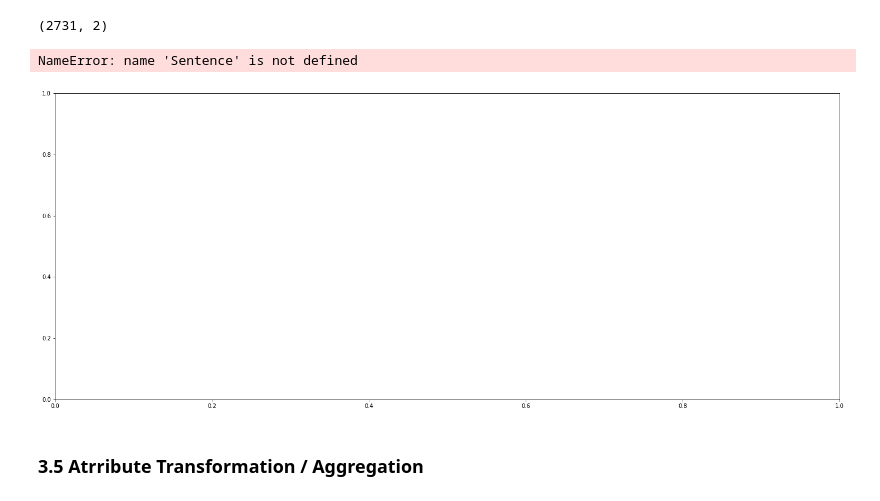
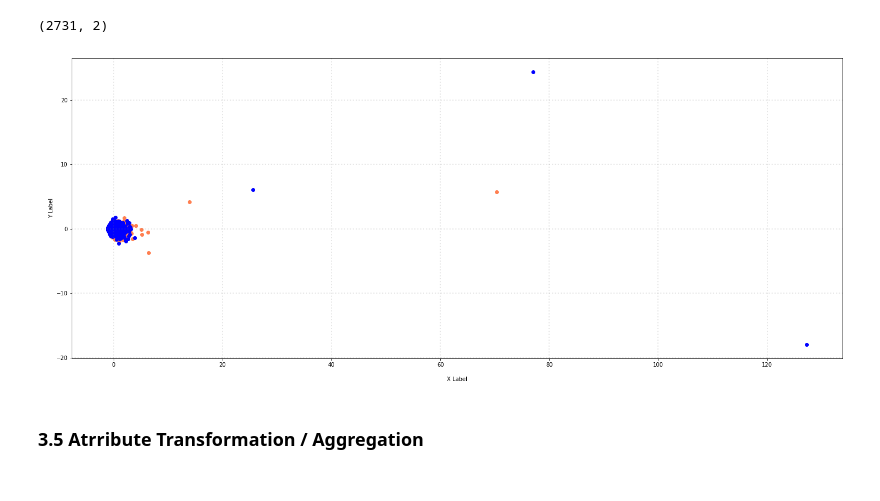
Before and after one commit to mon826/DM19-Lab1-Homework1, a Jupyter notebook: DM19-Lab1-Homework Dataset_PattamonR-Edit-use this file2.ipynb, the cells around one changed output. Cells and saved outputs as stored; diff of their text form; code cells hidden in the pictures.

```diff
--- a/DM19-Lab1-Homework Dataset_PattamonR-Edit-use this file2.ipynb
+++ b/DM19-Lab1-Homework Dataset_PattamonR-Edit-use this file2.ipynb
@@ -618,26 +618,26 @@ X_reduced.shape
 (2731, 2)
 # %%
 col = ['coral', 'blue', 'black', 'm']
+Score = [1,0]
 
 # plot
 fig = plt.figure(figsize = (25,10))
 ax = fig.subplots()
 
-for c, category in zip(col, Sentence):
+for c, category in zip(col, Score):
 
-    xs = X_reduced_reduced[X['Sentence'] == Score].T[0]
-    ys = X_reduced_reduced[X['Sentence'] == Score].T[1]
+    xs = X_reduced[total1['Score'] == category].T[0]
+    ys = X_reduced[total1['Score'] == category].T[1]
 
     ax.scatter(xs, ys, c = c, marker='o')
 
 ax.grid(color='gray', linestyle=':', linewidth=2, alpha=0.2)
 ax.set_xlabel('\nX Label')
 ax.set_ylabel('\nY Label')
 
 plt.show()
 # %% [output]
-NameError: name 'Sentence' is not defined
-[figure, old version]
+[figure, new version]
 # %% [markdown]
 ### 3.5 Atrribute Transformation / Aggregation
 # %%
```
Also changed, not shown: parts of 28 cells of this notebook.
